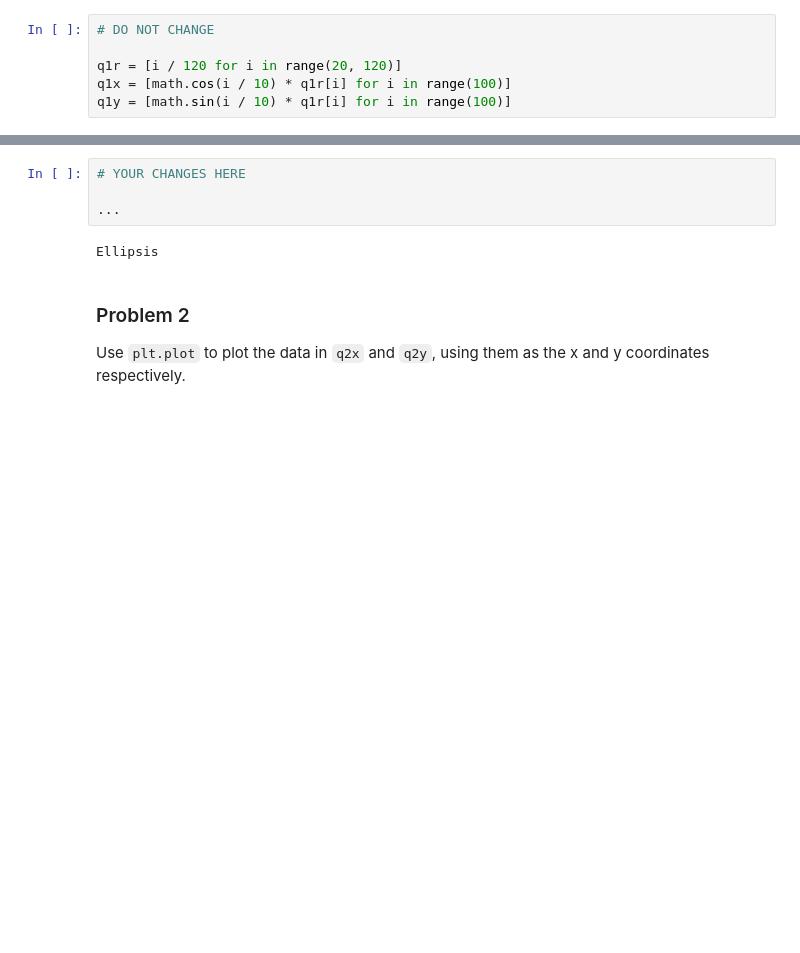
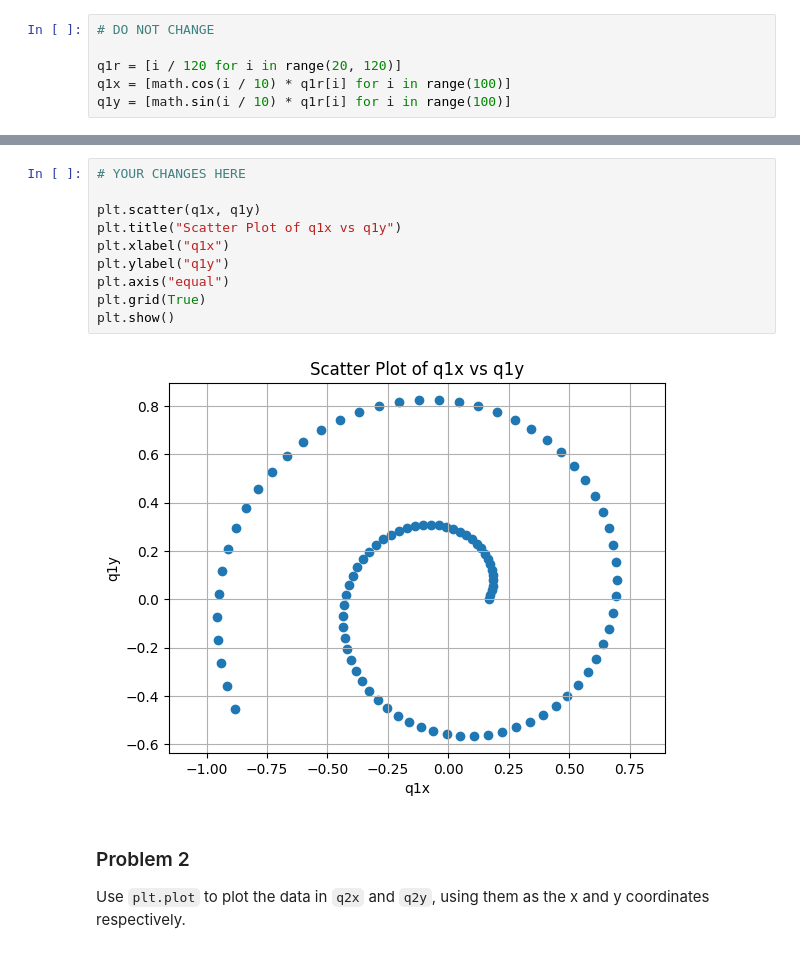
Before and after one commit to victordvas/dx602-homework-05, a Jupyter notebook: homework.ipynb, the cells around one changed output, grey strips where cells are left out. Saved outputs shown, nothing was run; the diff lists cells and outputs as text; blank space fills up the shorter version.

```diff
--- a/homework.ipynb
+++ b/homework.ipynb
@@ -72,9 +72,15 @@ q1y[:10]
-# %%
-# YOUR CHANGES HERE
-
-...
-# %% [output]
-Ellipsis
+# %%
+# YOUR CHANGES HERE
+
+plt.scatter(q1x, q1y)
+plt.title("Scatter Plot of q1x vs q1y")
+plt.xlabel("q1x")
+plt.ylabel("q1y")
+plt.axis("equal")
+plt.grid(True)
+plt.show()
+# %% [output]
+[figure, added]
 # %% [markdown]
 ### Problem 2
 
```
Also changed, not shown: parts of 29 cells of this notebook, 1 other file.
